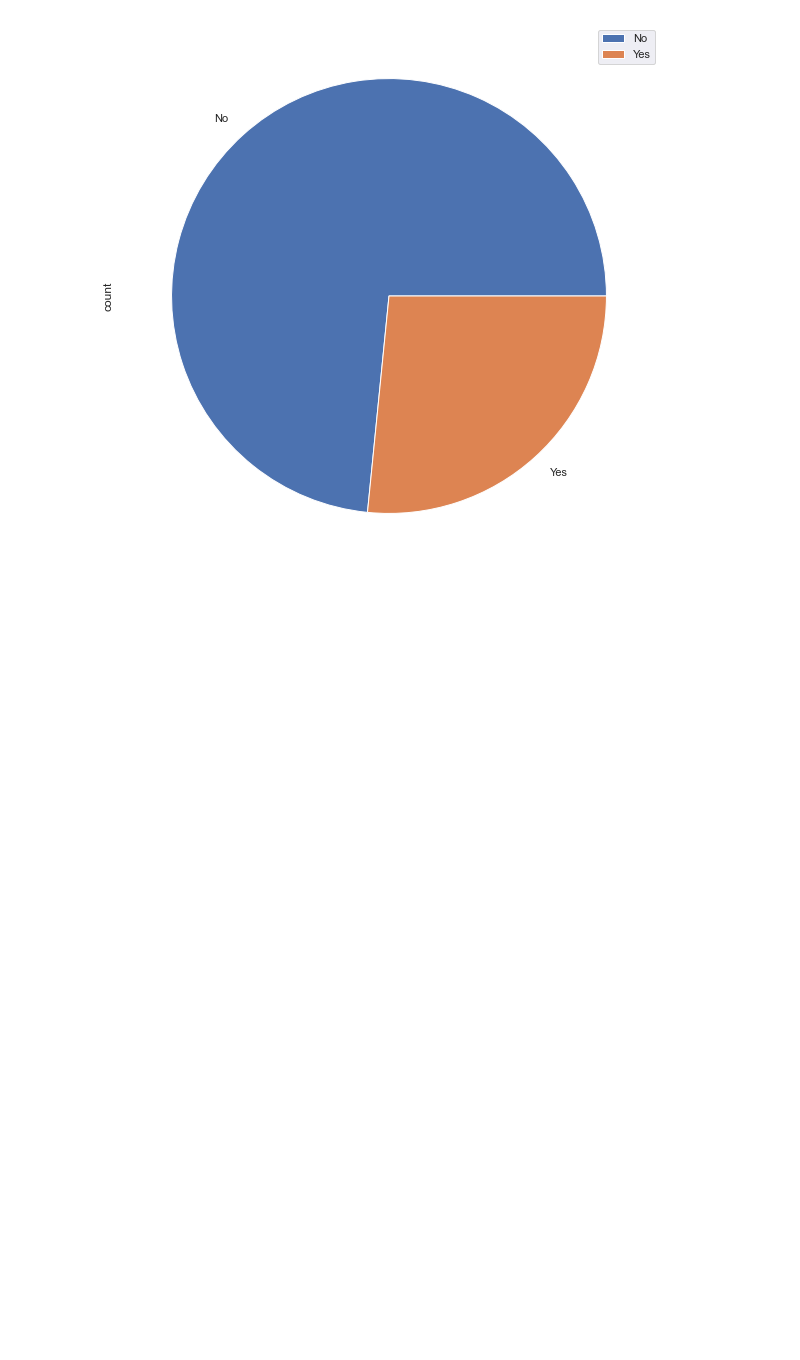
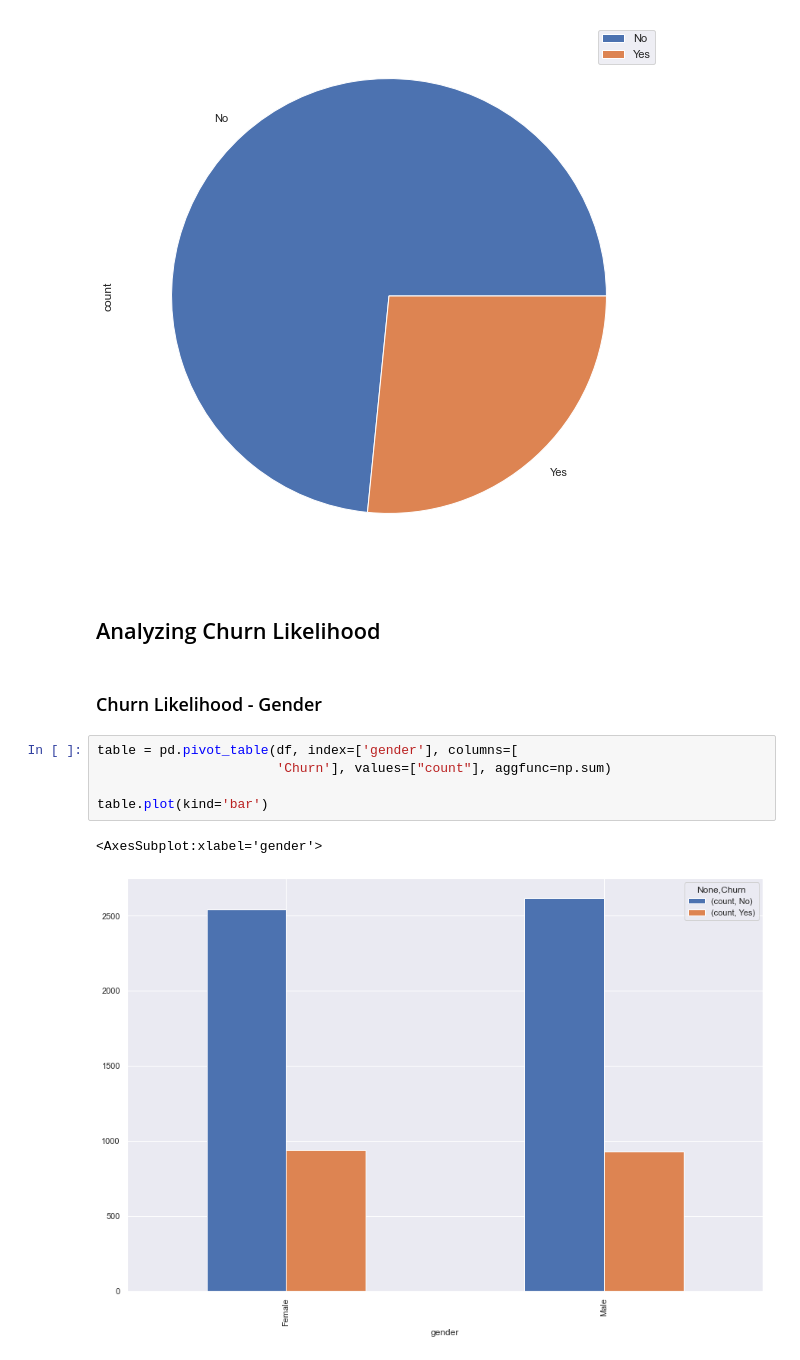
Before and after one commit to mhilmiasyrofi/CustomerChurnAnalytics, a Jupyter notebook: Analytics.ipynb, the cells around one changed output. Drawn from its saved outputs; the diff is of its cells as text; blank space fills up the shorter version.

Commit message:
feat(analyze): churn likelihood - gender

```diff
--- a/Analytics.ipynb
+++ b/Analytics.ipynb
@@ -98,3 +98,15 @@ df.groupby(['Churn']).sum().plot(kind='pie', y='count')
 # %% [output]
 <AxesSubplot:ylabel='count'>
 [figure]
+# %% [markdown]
+## Analyzing Churn Likelihood
+# %% [markdown]
+### Churn Likelihood - Gender
+# %%
+table = pd.pivot_table(df, index=['gender'], columns=[
+                       'Churn'], values=["count"], aggfunc=np.sum)
+
+table.plot(kind='bar')
+# %% [output]
+<AxesSubplot:xlabel='gender'>
+[figure, added]
```
